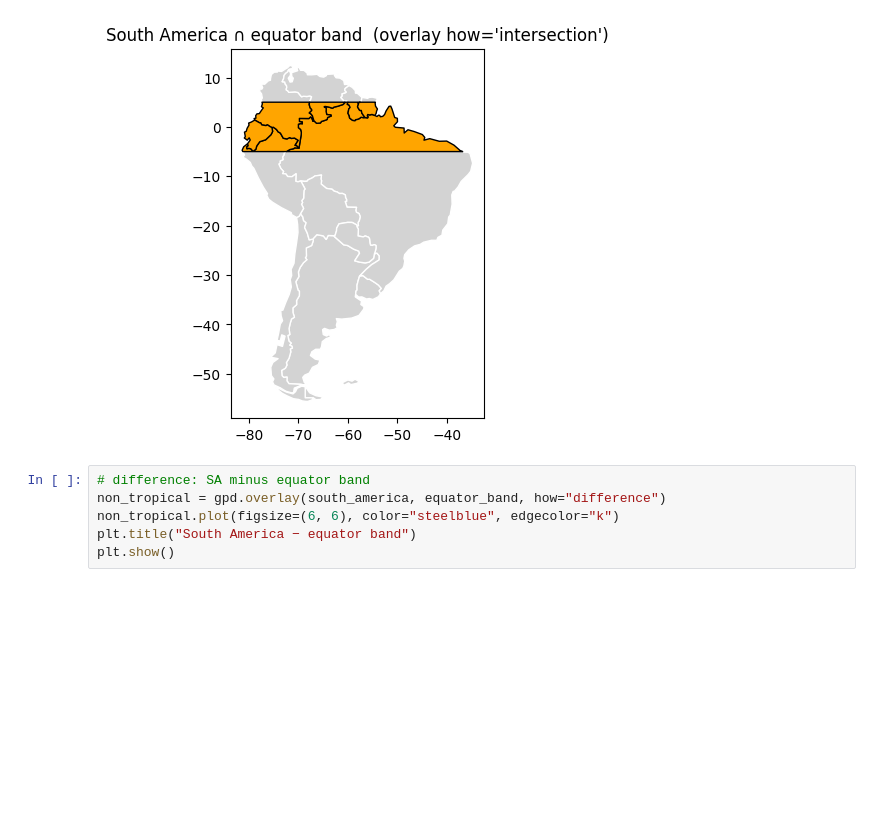
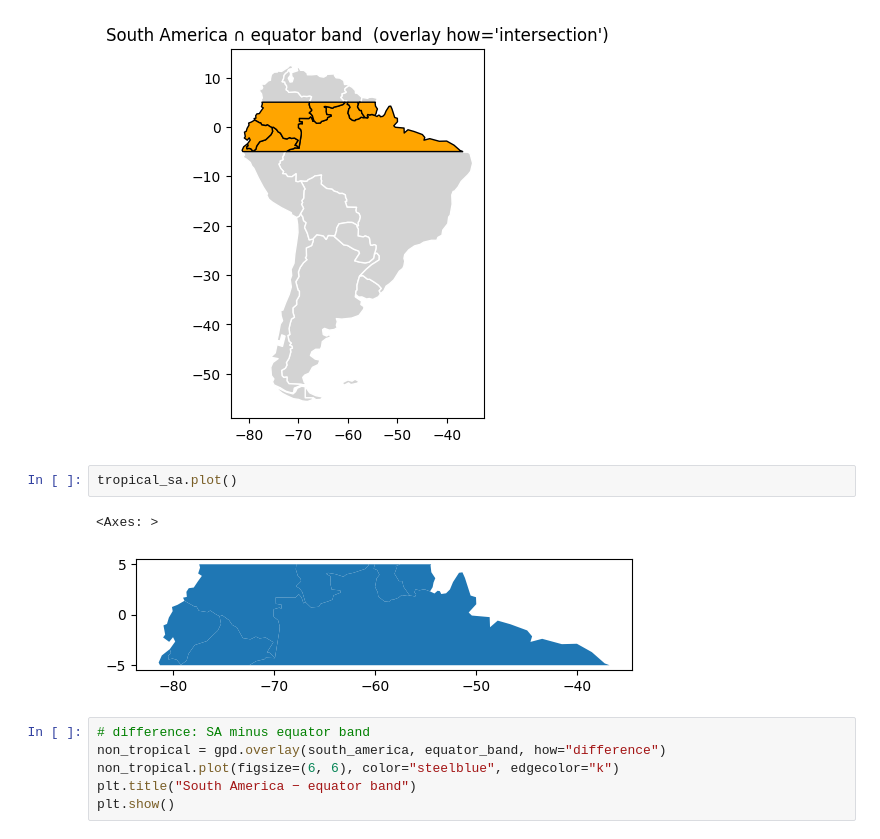
Before and after one commit to anzonyquispe/GeoAgent, a Jupyter notebook: Lectures/Lecture1.ipynb, the cells around one changed output. Cells and saved outputs as stored; diff of their text form; blank space fills up the shorter version.

```diff
--- a/Lectures/Lecture1.ipynb
+++ b/Lectures/Lecture1.ipynb
@@ -294,6 +302,11 @@ ax.set_title("South America ∩ equator band  (overlay how='intersection')")
 plt.show()
 # %% [output]
 [figure]
+# %%
+tropical_sa.plot()
+# %% [output]
+<Axes: >
+[figure, added]
 # %%
 # difference: SA minus equator band
 non_tropical = gpd.overlay(south_america, equator_band, how="difference")
```
Also changed, not shown: parts of 5 cells of this notebook, 14 other files.
